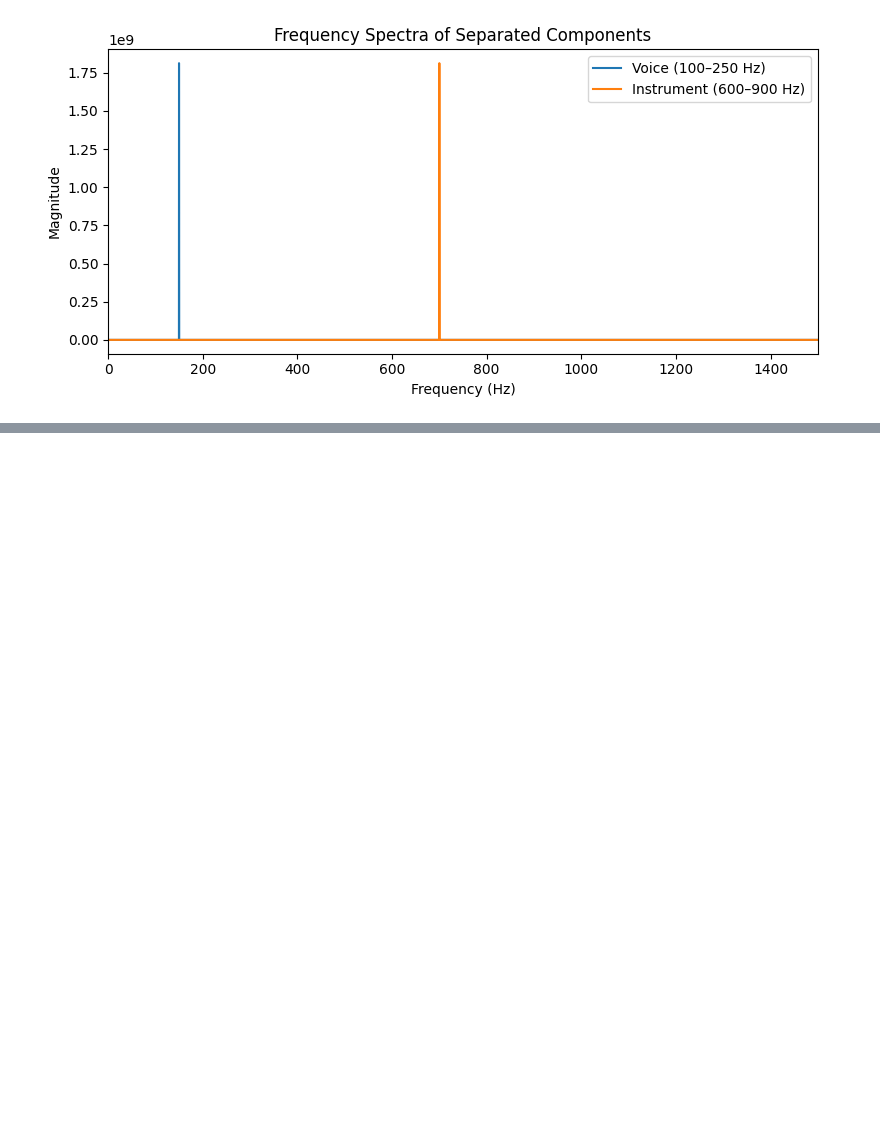
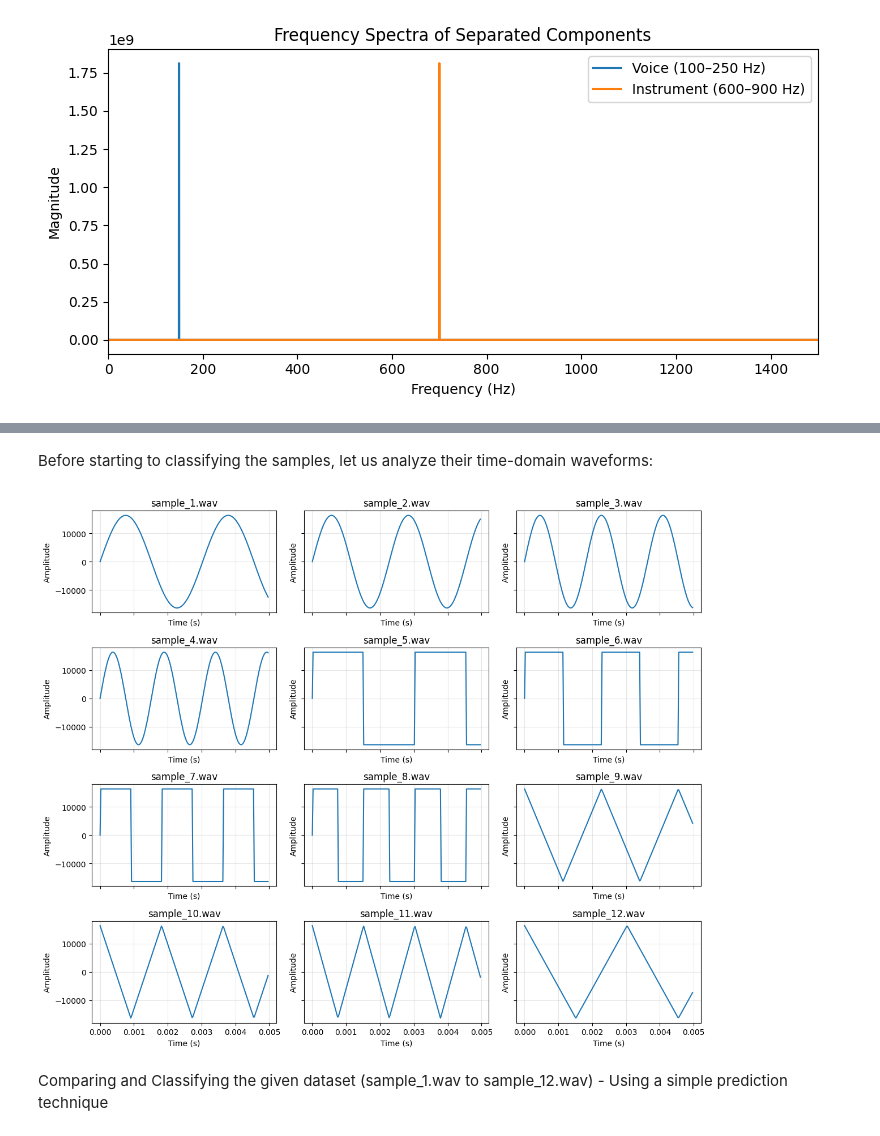
Before and after one commit to itu-itis23-mahmoud21/Signal-Systems_HW2, a Jupyter notebook: solution.ipynb, the cells around one changed output, grey strips where cells are left out. Cells and saved outputs as stored; diff of their text form; code cells hidden in the pictures; blank space fills up the shorter version.

```diff
--- a/solution.ipynb
+++ b/solution.ipynb
@@ -103,0 +393,62 @@ plt.show()
+# %% [markdown]
+Before starting to classifying the samples, let us analyze their time-domain waveforms:
+# %%
+import numpy as np
+import matplotlib.pyplot as plt
+from scipy.io import wavfile
+import glob
+import os
+import re
+
+# Helper to sort files numerically by the index in their filename
+def numeric_sort_key(path):
+    # Extract the first integer found in the basename (e.g., 'sample_12.wav' → 12)
+    name = os.path.basename(path)
+    num = re.search(r'\d+', name).group()
+    return int(num)
+
+# List all 12 sample files and sort them numerically
+files = glob.glob('signals_q3/sample_*.wav')
+files.sort(key=numeric_sort_key)
+
+# How much time to display (in seconds)
+zoom_time = 0.005  # 5 ms
+
+# Determine grid layout: 3 columns
+n_files = len(files)
+cols = 3
+rows = int(np.ceil(n_files / cols))
+
+# Create subplots
+fig, axes = plt.subplots(rows, cols, figsize=(cols*4, rows*2.5), sharex=True, sharey=True)
+axes = axes.flatten()
+
+for ax, path in zip(axes, files):
+    # 1. Load and convert to mono
+    fs, data = wavfile.read(path)
+    if data.ndim > 1:
+        data = data.mean(axis=1)
+    data = data.astype(np.float32)
+
+    # 2. Extract zoom window
+    zoom_samples = int(zoom_time * fs)
+    t = np.arange(zoom_samples) / fs
+    segment = data[:zoom_samples]
+
+    # 3. Plot
+    ax.plot(t, segment)
+    ax.set_title(os.path.basename(path))
+    ax.set_xlabel('Time (s)')
+    ax.set_ylabel('Amplitude')
+    ax.grid(alpha=0.3)
+
+# Remove any unused axes
+for ax in axes[n_files:]:
+    fig.delaxes(ax)
+
+plt.tight_layout()
+plt.show()
+# %% [output]
+[figure, added]
+# %% [markdown]
+Comparing and Classifying the given dataset (sample_1.wav to sample_12.wav) - Using a simple prediction technique
```
Also changed, not shown: parts of 15 cells of this notebook.
